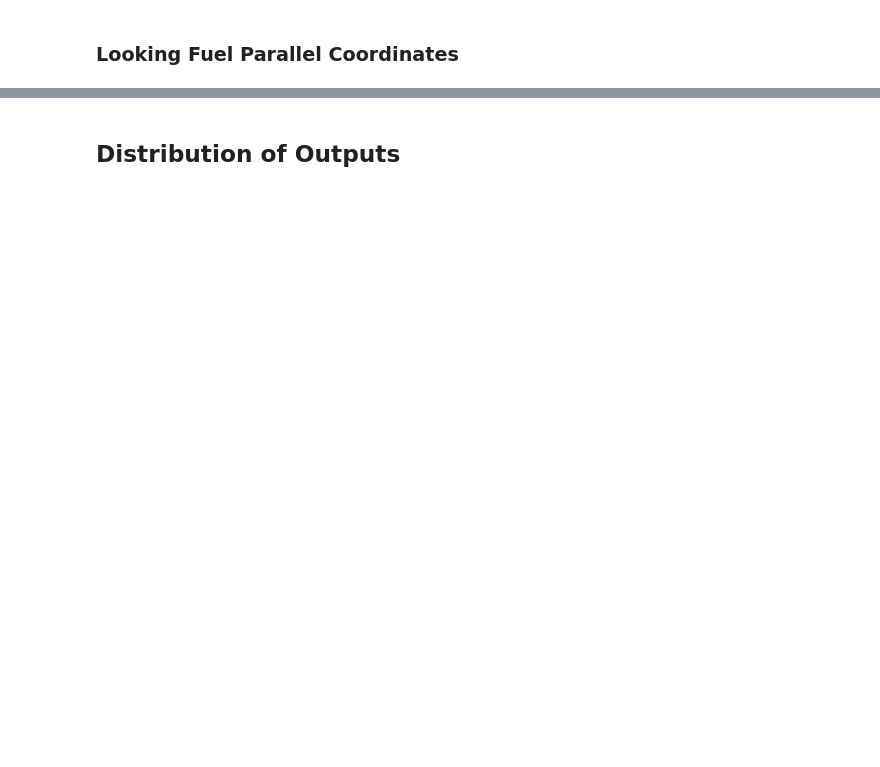
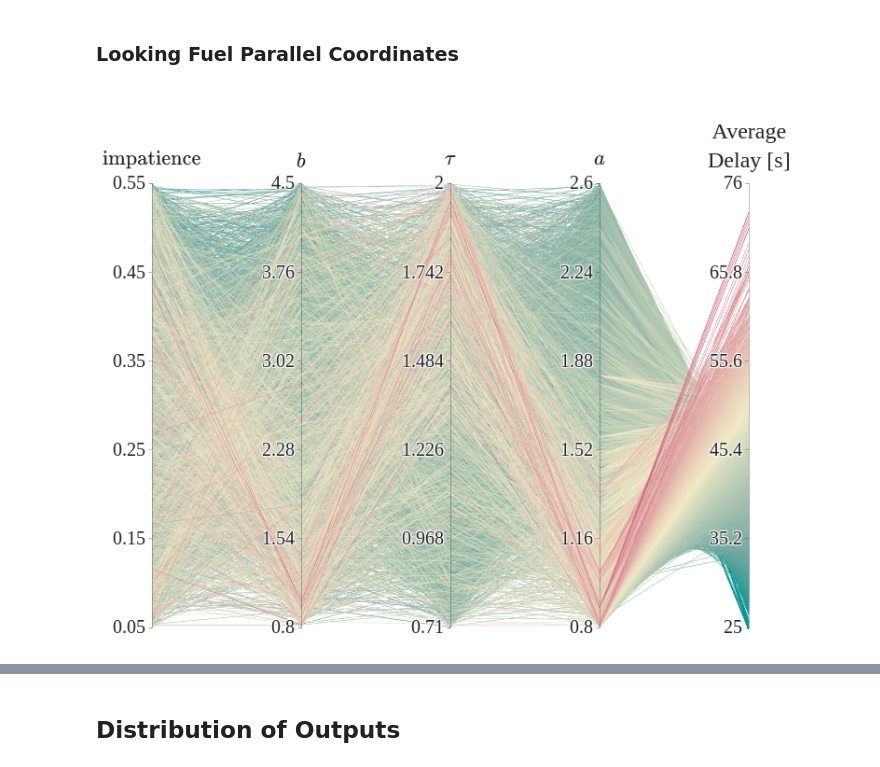
Before and after one commit to UnivOfAlabama-BittleResearchGroup/sa-traffic-sim, a Jupyter notebook: notebooks/SA1/SA1.ipynb, the cells around one changed output, grey strips where cells are left out. Saved outputs shown, nothing was run; the diff lists cells and outputs as text; code cells hidden in the pictures; blank space fills up the shorter version.

```diff
--- a/notebooks/SA1/SA1.ipynb
+++ b/notebooks/SA1/SA1.ipynb
@@ -87,2 +27,7 @@ repr_conf = OmegaConf.load(experiment_root / "0" / "config.yaml")
+# %%
+results_df_path = experiment_root / "results.parquet"
+
+results_df = pl.read_parquet(results_df_path)
+repr_conf = OmegaConf.load(experiment_root / "config.yaml")
 # %%
 print(experiment_root / "results.parquet")
@@ -97,18 +42,8 @@ sample_df = pl.read_parquet(
 # %% [markdown]
 ### Update the Fuel Amount
-# %%
-from src.sa_helpers.metrics import (
-    SUMO_GASOLINE_GRAM_PER_LITER,
-    SUMO_GASOLINE_GRAM_TO_JOULE,
-)
-
-results_df = results_df.with_columns(
-    total_fuel_l_cropped=pl.col("total_energy")
-    / SUMO_GASOLINE_GRAM_TO_JOULE
-    / SUMO_GASOLINE_GRAM_PER_LITER
-).with_columns(
-    cropped_per_vehicle_fuel=pl.col("total_fuel_l_cropped")
-    / pl.col("total_vehicles_emissions")
-)
+# %%
+from src.sa_helpers.metrics import energy_2_fuel
+
+results_df = results_df.pipe(energy_2_fuel)
 # %%
 results_df.head()
@@ -148,7 +80,3 @@ df.filter(pl.col("BDSE") > pl.col("BDSE_Threshold"))
-# %%
-results_df = results_df.join(
-    df.group_by("run_id").agg(pl.col("BDAE").mean()), on="run_id"
-)
 # %% [markdown]
 ## Perform Sensitivity Analysis
 # %%
@@ -501,0 +295,17 @@ results_df.filter(
+# %%
+from src.plotting.plots import plot_parallel_coordinates
+
+
+fig = plot_parallel_coordinates(
+    results_df=results_df,
+    plot_cols=["impatience", "Decel", "Tau", "Accel"],
+    metric_col="average_delay",
+    pretty_metric="Average<br>Delay [s]",
+)
+
+
+# html looks nicer but doesn't render in github
+# fig.write_html("delay.html", include_plotlyjs="cdn", include_mathjax="cdn")
+plotly_2_image(fig, width=800, height=600, scale=1)
+# %% [output]
+[figure, added]
```
Also changed, not shown: parts of 61 cells of this notebook, 7 other files.
